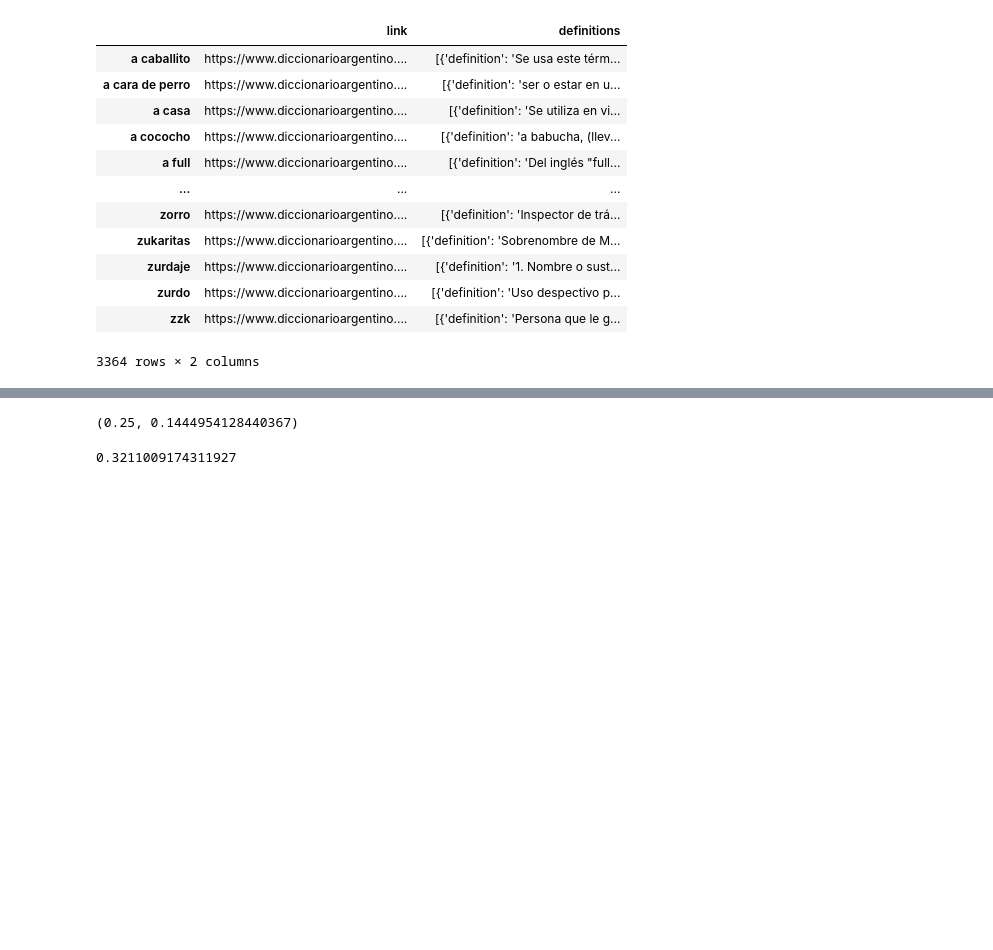
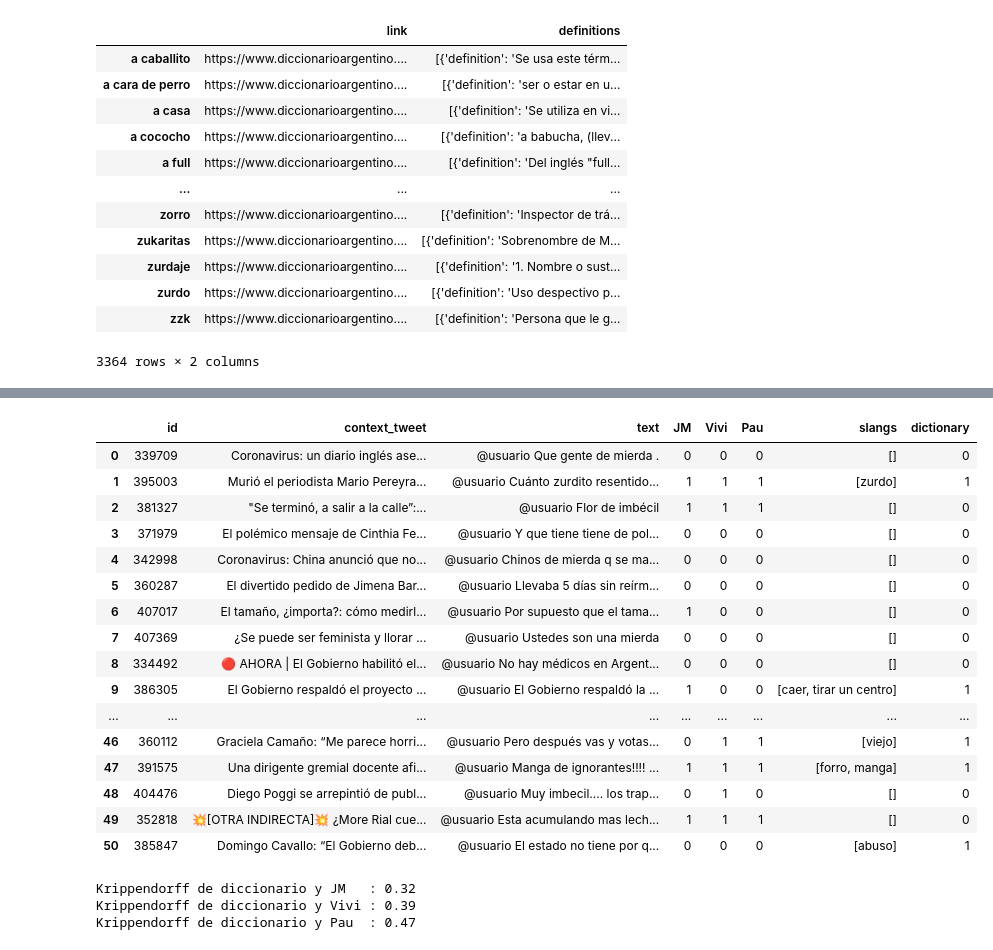
Before and after one commit to finiteautomata/rioplatense_hate_speech, a Jupyter notebook: notebooks/regionalisms-dictionary.ipynb, the cells around one changed output, grey strips where cells are left out. Cells and saved outputs as stored; diff of their text form; code cells hidden in the pictures; blank space fills up the shorter version.

Commit message:
Regionalismos -- detección x diccionario

```diff
--- a/notebooks/regionalisms-dictionary.ipynb
+++ b/notebooks/regionalisms-dictionary.ipynb
@@ -56,4 +67,4 @@ len(slangs)
 
 from rioplatense_hs.preprocessing import remove_accents
 
-slangs = [remove_accents(s) for s in slangs]
+slangs = [remove_accents(s) for s in df_slang.index]
@@ -59,0 +137,12 @@ slangs = [remove_accents(s) for s in slangs]
+# %%
+import spacy
+
+nlp = spacy.load("es_dep_news_trf")
+
+doc = nlp(text)
+
+toks = [token.lemma_ for token in doc]
+
+toks = post_process_tokens(toks)
+
+toks
@@ -60,20 +162,27 @@ slangs = [remove_accents(s) for s in slangs]
 # %%
 from rapidfuzz import fuzz
 from tqdm.auto import tqdm
+import spacy
 
-threshold = 95
+nlp = spacy.load("es_dep_news_trf")
+
+threshold = 90
 
 used_slangs = []
 
-for idx, row in tqdm(df.iterrows()):
+for idx, row in tqdm(annotated_df.iterrows()):
     # Check if any slang on it
 
     this_row_slangs = []
+    doc = nlp(row["text"])
+    toks = [token.lemma_ for token in doc]
+    toks = post_process_tokens(toks)
     for slang in slangs:
-        if fuzz.partial_ratio(f" {slang} ", row["text"]) > threshold:
+        if fuzz.partial_ratio(f" {slang} ", " ".join(toks)) > threshold:
             this_row_slangs.append(slang)
+
 
     used_slangs.append(this_row_slangs)
 
-df["slangs"] = used_slangs
+annotated_df["slangs"] = used_slangs
 # %%
@@ -83,5 +191,0 @@ Tienen slangs 63 de 436
-# %%
-pd.options.display.max_colwidth = 250
-has_slang = (df['slangs'].map(len) > 0).astype(int)
-
-df["has_slang"] = has_slang
@@ -102,9 +192,31 @@ df[df["pred"] != df["has_slang"]].sample(10)
-# %%
-df["pred"].mean(), df["has_slang"].mean()
-# %% [output]
-(0.25, 0.1444954128440367)
-# %%
-
-(df["pred"] | df["has_slang"]).mean()
-# %% [output]
-0.3211009174311927
+# %%
+annotated_df
+# %% [output]
+|  | id | context_tweet | text | JM | Vivi | Pau | slangs | dictionary |
+| 0 | 339709 | Coronavirus: un diario inglés ase... | @usuario Que gente de mierda . | 0 | 0 | 0 | [] | 0 |
+| 1 | 395003 | Murió el periodista Mario Pereyra... | @usuario Cuánto zurdito resentido... | 1 | 1 | 1 | [zurdo] | 1 |
+| 2 | 381327 | "Se terminó, a salir a la calle”:... | @usuario Flor de imbécil | 1 | 1 | 1 | [] | 0 |
+| 3 | 371979 | El polémico mensaje de Cinthia Fe... | @usuario Y que tiene tiene de pol... | 0 | 0 | 0 | [] | 0 |
+| 4 | 342998 | Coronavirus: China anunció que no... | @usuario Chinos de mierda q se ma... | 0 | 0 | 0 | [] | 0 |
+| 5 | 360287 | El divertido pedido de Jimena Bar... | @usuario Llevaba 5 días sin reírm... | 0 | 0 | 0 | [] | 0 |
+| 6 | 407017 | El tamaño, ¿importa?: cómo medirl... | @usuario Por supuesto que el tama... | 1 | 0 | 0 | [] | 0 |
+| 7 | 407369 | ¿Se puede ser feminista y llorar ... | @usuario Ustedes son una mierda | 0 | 0 | 0 | [] | 0 |
+| 8 | 334492 | 🔴 AHORA | El Gobierno habilitó el... | @usuario No hay médicos en Argent... | 0 | 0 | 0 | [] | 0 |
+| 9 | 386305 | El Gobierno respaldó el proyecto ... | @usuario El Gobierno respaldó la ... | 1 | 0 | 0 | [caer, tirar un centro] | 1 |
+| ... | ... | ... | ... | ... | ... | ... | ... | ... |
+| 46 | 360112 | Graciela Camaño: “Me parece horri... | @usuario Pero después vas y votas... | 0 | 1 | 1 | [viejo] | 1 |
+| 47 | 391575 | Una dirigente gremial docente afi... | @usuario Manga de ignorantes!!!! ... | 1 | 1 | 1 | [forro, manga] | 1 |
+| 48 | 404476 | Diego Poggi se arrepintió de publ... | @usuario Muy imbecil.... los trap... | 0 | 1 | 0 | [] | 0 |
+| 49 | 352818 | 💥[OTRA INDIRECTA]💥 ¿More Rial cue... | @usuario Esta acumulando mas lech... | 1 | 1 | 1 | [] | 0 |
+| 50 | 385847 | Domingo Cavallo: “El Gobierno deb... | @usuario El estado no tiene por q... | 0 | 0 | 0 | [abuso] | 1 |
+# %%
+annotated_df["dictionary"] = (annotated_df["slangs"].map(len) > 0) * 1
+
+# Calculemos Krippendorffs contra los demás
+
+for col in cols:
+    print(f"Krippendorff de diccionario y {col:<5}: {krippendorff.alpha(annotated_df[['dictionary', col]].T):.2f}")
+# %% [output]
+Krippendorff de diccionario y JM   : 0.32
+Krippendorff de diccionario y Vivi : 0.39
+Krippendorff de diccionario y Pau  : 0.47
```
Also changed, not shown: parts of 11 cells of this notebook, 1 other file.
